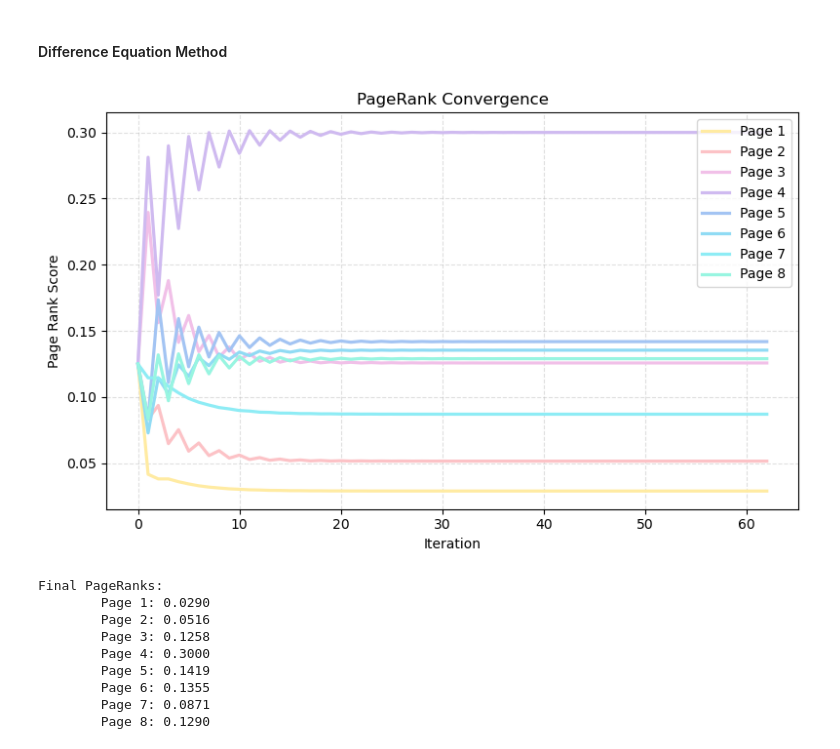
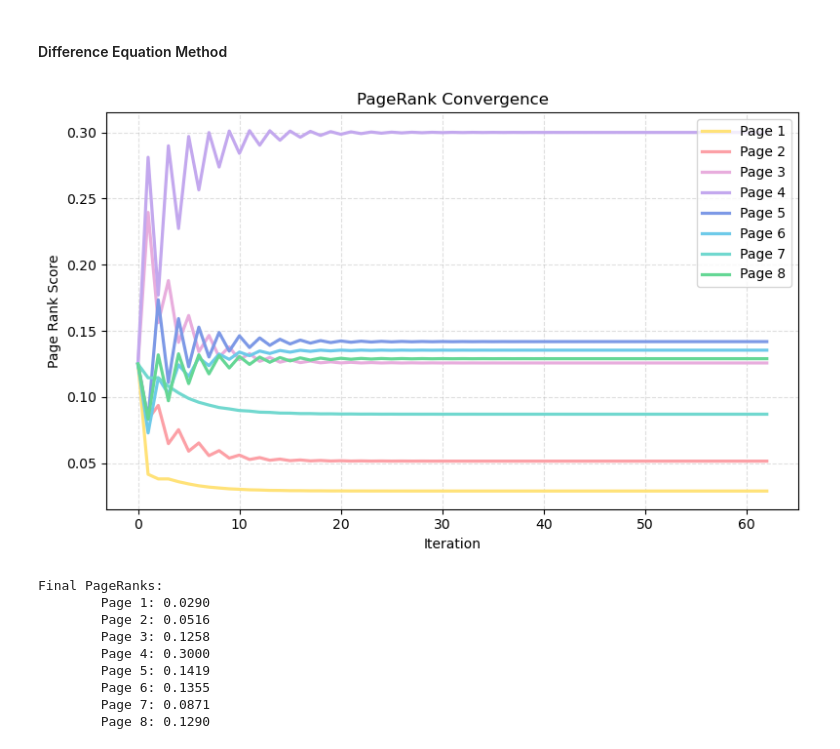
Before and after one commit to lilyminguyen/CS-323E-Projects, a Jupyter notebook: P3 - Google Page Rank/P3.ipynb, the cells around one changed output. Drawn from its saved outputs; the diff is of its cells as text; code cells hidden in the pictures.

Commit message:
changed colors

```diff
--- a/P3 - Google Page Rank/P3.ipynb
+++ b/P3 - Google Page Rank/P3.ipynb
@@ -177,34 +177,35 @@ x = np.ones(n) / n
 
 # for plotting rank evolution
 hist = [x.copy()]
 tol = 1e-6
 
 # iter
 while True:
     x_new = H @ x
     hist.append(x_new.copy())
 
     # stop when converged
     if np.linalg.norm(x_new - x, ord=1) < tol:
         break
 
     x = x_new
 
 hist = np.array(hist)
 
+cute_colors=["#ffe278", "#fca0a6", "#e8addd", "#c3a8ee", "#7d99e6", "#6ecae9", "#71d8cf", "#65d795"]
 plt.figure(figsize=(8,5))
 for i in range(n):
     plt.plot(hist[:,i], label=f'Page {i+1}', color=cute_colors[i], linewidth=2.3)
 plt.xlabel('Iteration')
 plt.ylabel('Page Rank Score')
 plt.title('PageRank Convergence')
 plt.grid(alpha=0.4, linestyle='--')
 plt.tight_layout()
 plt.legend()
 plt.savefig('convergence2.png')
 plt.show()
 # %% [output]
-[figure, old version]
+[figure, new version]
 # %%
 # final pageranks
 print('Final PageRanks:')
```
Also changed, not shown: 2 other files.
